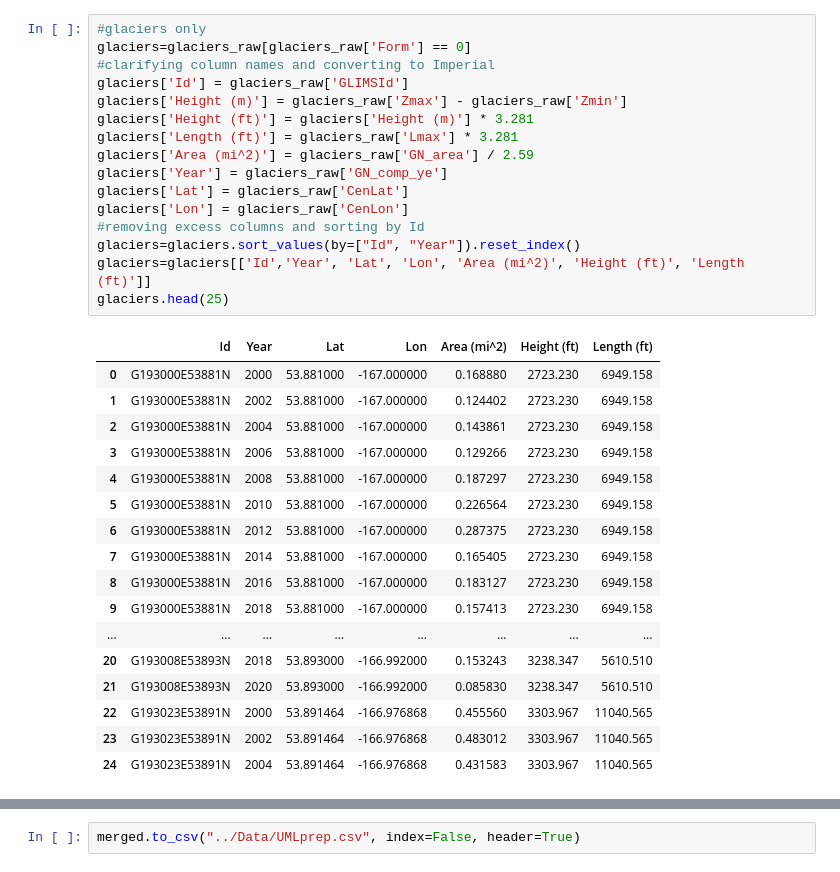
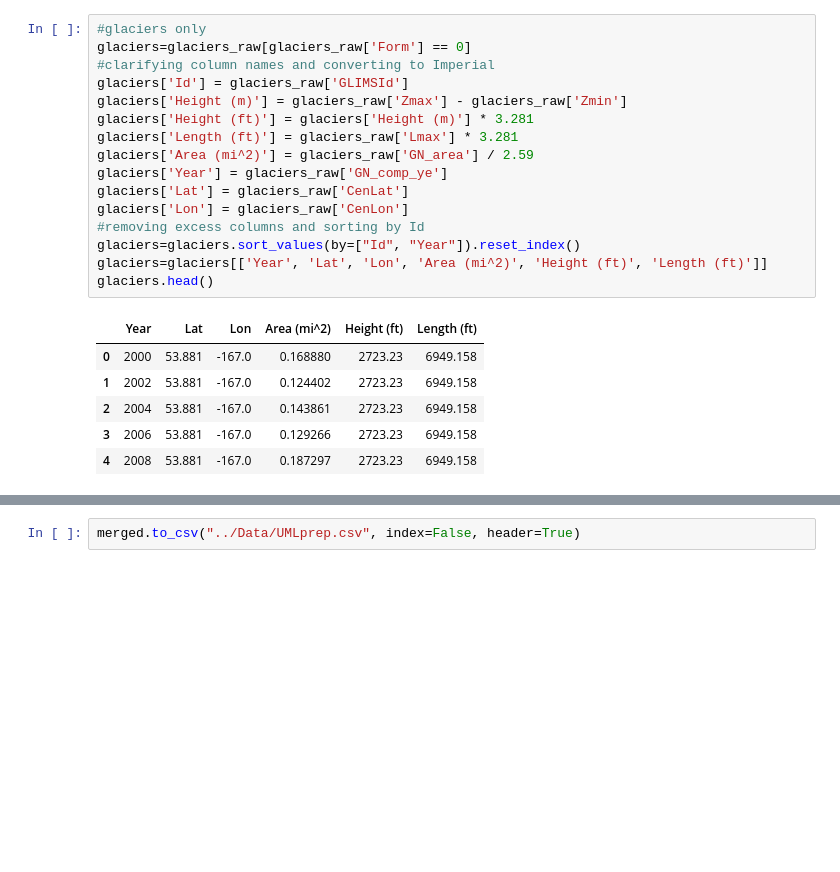
Before and after one commit to DidemBl/Glaciers, a Jupyter notebook: Scripts/Cleaning For Unsupervised AI.ipynb, the cells around one changed output, grey strips where cells are left out. Drawn from its saved outputs; the diff is of its cells as text; blank space fills up the shorter version.

```diff
--- a/Scripts/Cleaning For Unsupervised AI.ipynb
+++ b/Scripts/Cleaning For Unsupervised AI.ipynb
@@ -14,35 +16,24 @@ glaciers_raw.head()
 # %%
 #glaciers only
 glaciers=glaciers_raw[glaciers_raw['Form'] == 0]
 #clarifying column names and converting to Imperial
 glaciers['Id'] = glaciers_raw['GLIMSId']
 glaciers['Height (m)'] = glaciers_raw['Zmax'] - glaciers_raw['Zmin']
 glaciers['Height (ft)'] = glaciers['Height (m)'] * 3.281
 glaciers['Length (ft)'] = glaciers_raw['Lmax'] * 3.281
 glaciers['Area (mi^2)'] = glaciers_raw['GN_area'] / 2.59
 glaciers['Year'] = glaciers_raw['GN_comp_ye']
 glaciers['Lat'] = glaciers_raw['CenLat']
 glaciers['Lon'] = glaciers_raw['CenLon']
 #removing excess columns and sorting by Id
 glaciers=glaciers.sort_values(by=["Id", "Year"]).reset_index()
-glaciers=glaciers[['Id','Year', 'Lat', 'Lon', 'Area (mi^2)', 'Height (ft)', 'Length (ft)']]
-glaciers.head(25)
+glaciers=glaciers[['Year', 'Lat', 'Lon', 'Area (mi^2)', 'Height (ft)', 'Length (ft)']]
+glaciers.head()
 # %% [output]
-|  | Id | Year | Lat | Lon | Area (mi^2) | Height (ft) | Length (ft) |
-| 0 | G193000E53881N | 2000 | 53.881000 | -167.000000 | 0.168880 | 2723.230 | 6949.158 |
-| 1 | G193000E53881N | 2002 | 53.881000 | -167.000000 | 0.124402 | 2723.230 | 6949.158 |
-| 2 | G193000E53881N | 2004 | 53.881000 | -167.000000 | 0.143861 | 2723.230 | 6949.158 |
-| 3 | G193000E53881N | 2006 | 53.881000 | -167.000000 | 0.129266 | 2723.230 | 6949.158 |
-| 4 | G193000E53881N | 2008 | 53.881000 | -167.000000 | 0.187297 | 2723.230 | 6949.158 |
-| 5 | G193000E53881N | 2010 | 53.881000 | -167.000000 | 0.226564 | 2723.230 | 6949.158 |
-| 6 | G193000E53881N | 2012 | 53.881000 | -167.000000 | 0.287375 | 2723.230 | 6949.158 |
-| 7 | G193000E53881N | 2014 | 53.881000 | -167.000000 | 0.165405 | 2723.230 | 6949.158 |
-| 8 | G193000E53881N | 2016 | 53.881000 | -167.000000 | 0.183127 | 2723.230 | 6949.158 |
-| 9 | G193000E53881N | 2018 | 53.881000 | -167.000000 | 0.157413 | 2723.230 | 6949.158 |
-| ... | ... | ... | ... | ... | ... | ... | ... |
-| 20 | G193008E53893N | 2018 | 53.893000 | -166.992000 | 0.153243 | 3238.347 | 5610.510 |
-| 21 | G193008E53893N | 2020 | 53.893000 | -166.992000 | 0.085830 | 3238.347 | 5610.510 |
-| 22 | G193023E53891N | 2000 | 53.891464 | -166.976868 | 0.455560 | 3303.967 | 11040.565 |
-| 23 | G193023E53891N | 2002 | 53.891464 | -166.976868 | 0.483012 | 3303.967 | 11040.565 |
-| 24 | G193023E53891N | 2004 | 53.891464 | -166.976868 | 0.431583 | 3303.967 | 11040.565 |
+|  | Year | Lat | Lon | Area (mi^2) | Height (ft) | Length (ft) |
+| 0 | 2000 | 53.881 | -167.0 | 0.168880 | 2723.23 | 6949.158 |
+| 1 | 2002 | 53.881 | -167.0 | 0.124402 | 2723.23 | 6949.158 |
+| 2 | 2004 | 53.881 | -167.0 | 0.143861 | 2723.23 | 6949.158 |
+| 3 | 2006 | 53.881 | -167.0 | 0.129266 | 2723.23 | 6949.158 |
+| 4 | 2008 | 53.881 | -167.0 | 0.187297 | 2723.23 | 6949.158 |
 # %%
```
Also changed, not shown: parts of 10 cells of this notebook, 3 other files.
